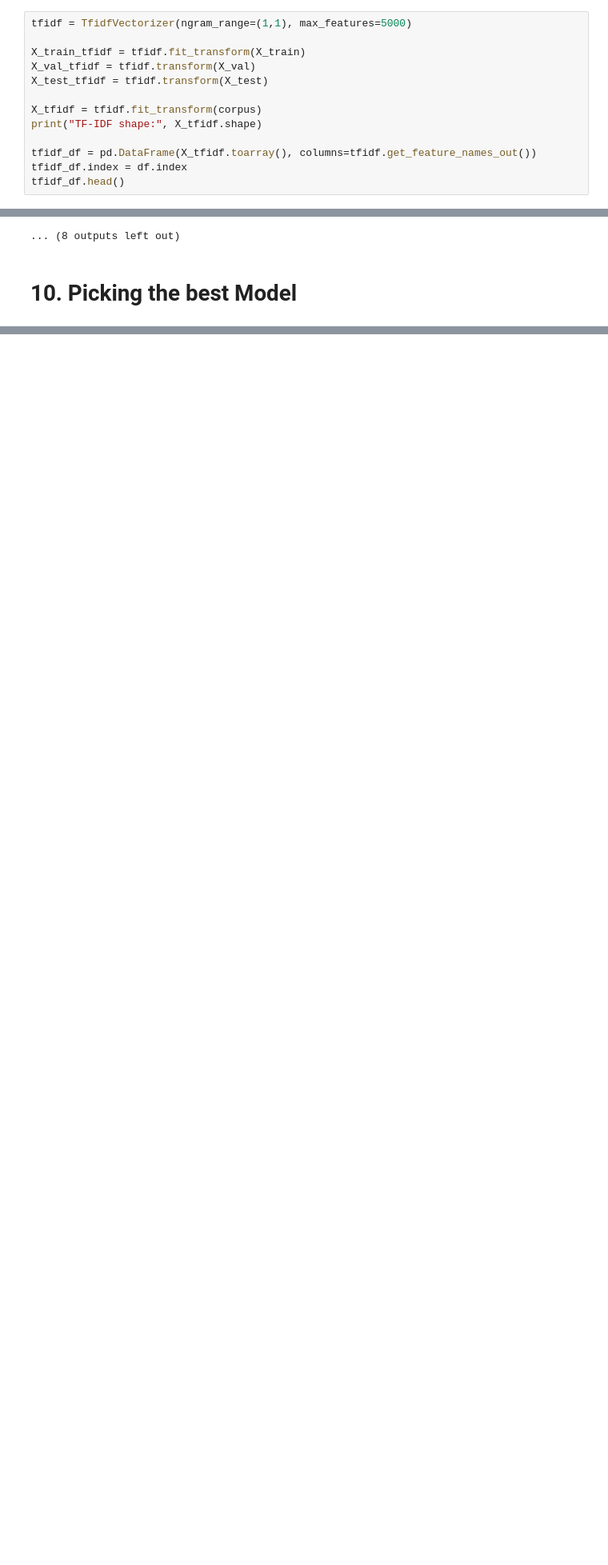
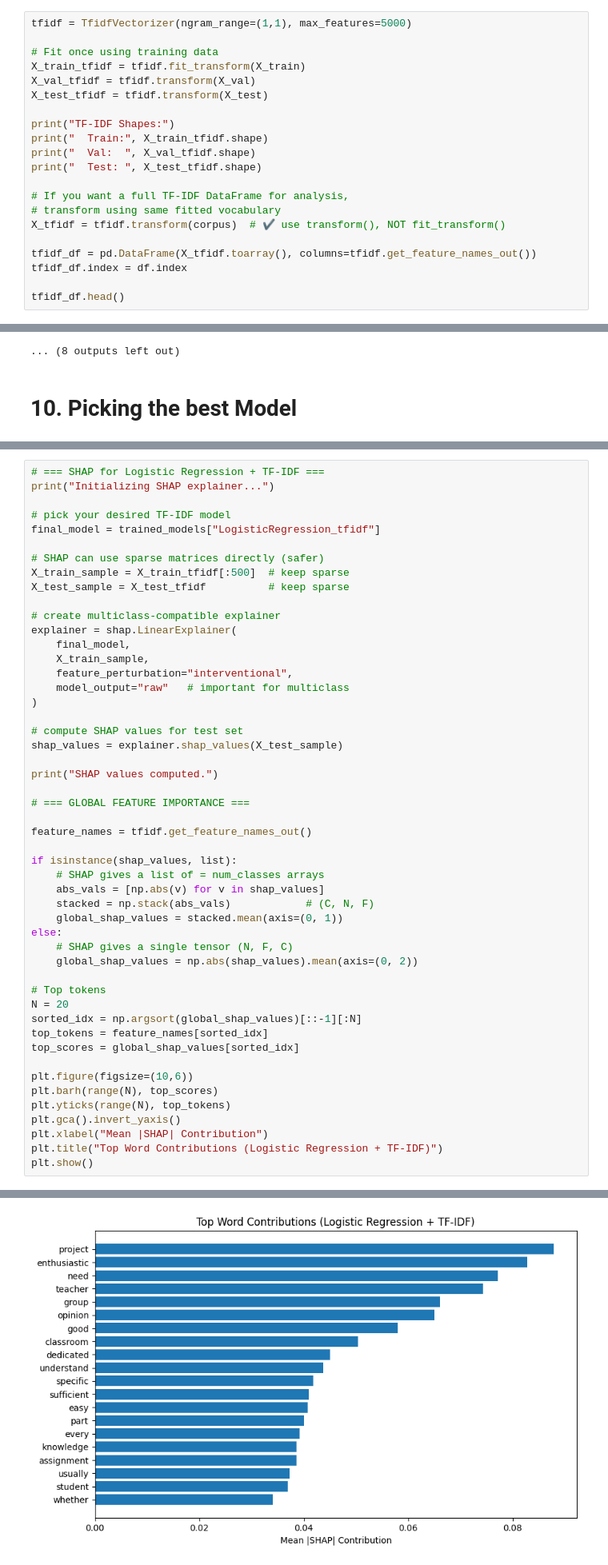
Before and after one commit to jiyuutheosum/Machine-Learning, a Jupyter notebook: Machine_Learning_PIT.ipynb, the cells around one changed output, grey strips where cells are left out. Shown: that part at 80% size. Cells and saved outputs as stored; diff of their text form; blank space fills up the shorter version.

```diff
--- a/Machine_Learning_PIT.ipynb
+++ b/Machine_Learning_PIT.ipynb
@@ -262,14 +271,22 @@ BoW shape: (10000, 3215)
 # %%
 tfidf = TfidfVectorizer(ngram_range=(1,1), max_features=5000)
 
+# Fit once using training data
 X_train_tfidf = tfidf.fit_transform(X_train)
 X_val_tfidf = tfidf.transform(X_val)
 X_test_tfidf = tfidf.transform(X_test)
 
-X_tfidf = tfidf.fit_transform(corpus)
-print("TF-IDF shape:", X_tfidf.shape)
+print("TF-IDF Shapes:")
+print("  Train:", X_train_tfidf.shape)
+print("  Val:  ", X_val_tfidf.shape)
+print("  Test: ", X_test_tfidf.shape)
+
+# If you want a full TF-IDF DataFrame for analysis,
+# transform using same fitted vocabulary
+X_tfidf = tfidf.transform(corpus)  # ✔ use transform(), NOT fit_transform()
 
 tfidf_df = pd.DataFrame(X_tfidf.toarray(), columns=tfidf.get_feature_names_out())
 tfidf_df.index = df.index
+
 tfidf_df.head()
 # %% [output]
@@ -635,0 +646,51 @@ SHAP values computed.
+# %%
+# === SHAP for Logistic Regression + TF-IDF ===
+print("Initializing SHAP explainer...")
+
+# pick your desired TF-IDF model
+final_model = trained_models["LogisticRegression_tfidf"]
+
+# SHAP can use sparse matrices directly (safer)
+X_train_sample = X_train_tfidf[:500]  # keep sparse
+X_test_sample = X_test_tfidf          # keep sparse
+
+# create multiclass-compatible explainer
+explainer = shap.LinearExplainer(
+    final_model,
+    X_train_sample,
+    feature_perturbation="interventional",
+    model_output="raw"   # important for multiclass
+)
+
+# compute SHAP values for test set
+shap_values = explainer.shap_values(X_test_sample)
+
+print("SHAP values computed.")
+
+# === GLOBAL FEATURE IMPORTANCE ===
+
+feature_names = tfidf.get_feature_names_out()
+
+if isinstance(shap_values, list):
+    # SHAP gives a list of = num_classes arrays
+    abs_vals = [np.abs(v) for v in shap_values]
+    stacked = np.stack(abs_vals)            # (C, N, F)
+    global_shap_values = stacked.mean(axis=(0, 1))
+else:
+    # SHAP gives a single tensor (N, F, C)
+    global_shap_values = np.abs(shap_values).mean(axis=(0, 2))
+
+# Top tokens
+N = 20
+sorted_idx = np.argsort(global_shap_values)[::-1][:N]
+top_tokens = feature_names[sorted_idx]
+top_scores = global_shap_values[sorted_idx]
+
+plt.figure(figsize=(10,6))
+plt.barh(range(N), top_scores)
+plt.yticks(range(N), top_tokens)
+plt.gca().invert_yaxis()
+plt.xlabel("Mean |SHAP| Contribution")
+plt.title("Top Word Contributions (Logistic Regression + TF-IDF)")
+plt.show()
+# %% [output]
@@ -636,3 +699,4 @@ SHAP values computed.
+[figure, added]
 # %% [markdown]
 # **12. Deep Learning**
 # %%
```
Also changed, not shown: parts of 27 cells of this notebook.
